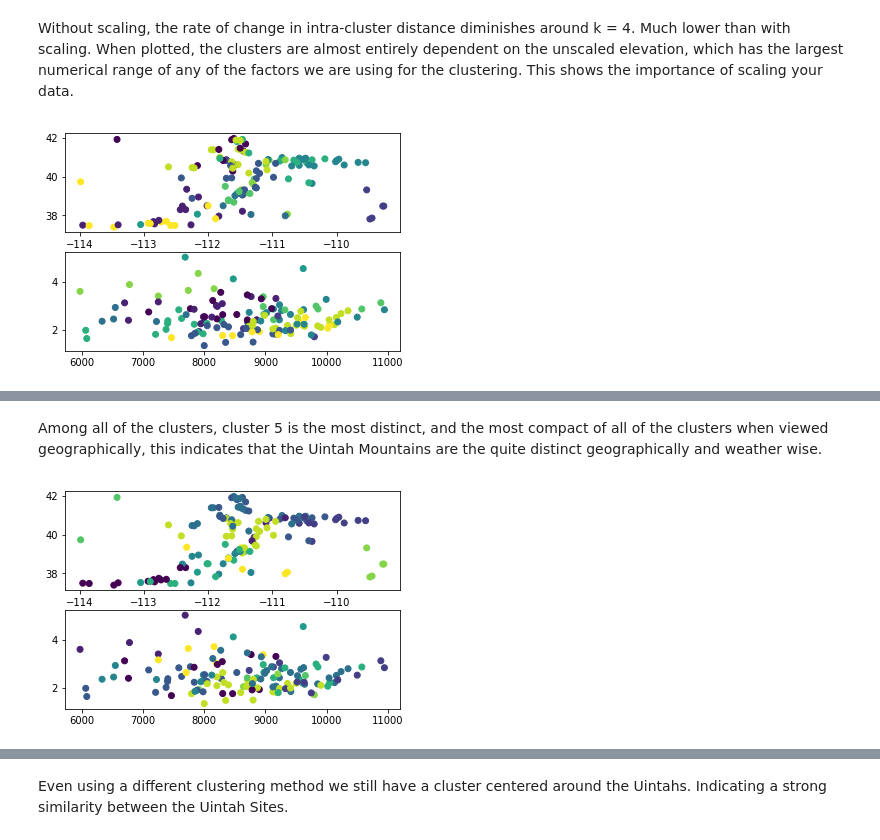
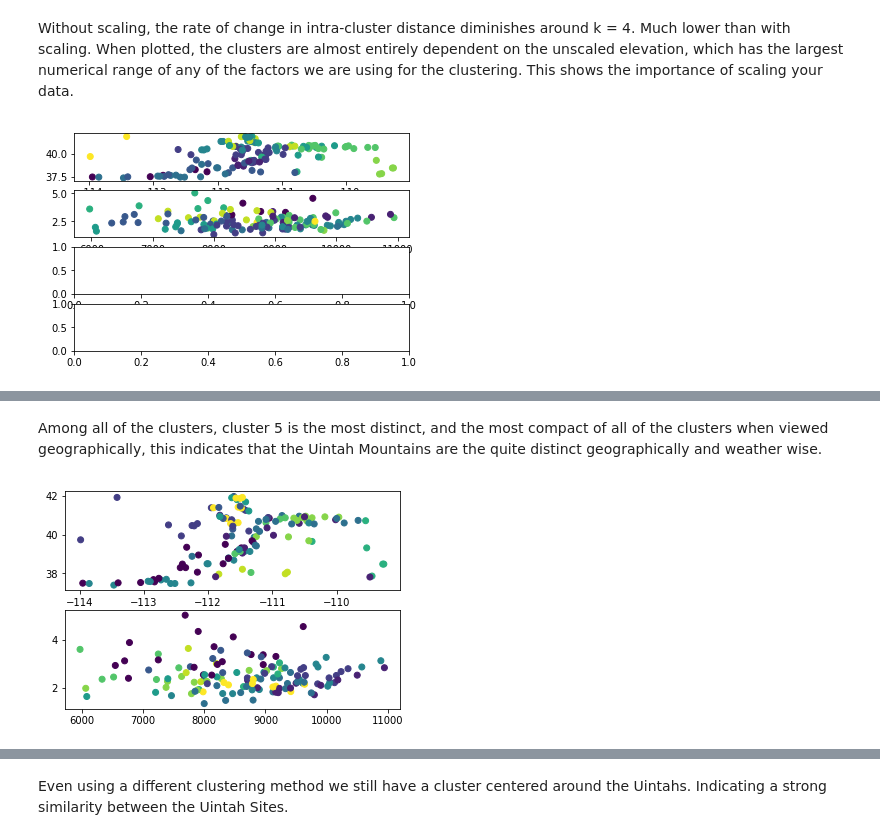
Before and after one commit to TravDraper/DS-Project, a Jupyter notebook: Snotel data project.ipynb, the cells around one changed output, grey strips where cells are left out. Saved outputs shown, nothing was run; the diff lists cells and outputs as text; code cells hidden in the pictures.

```diff
--- a/Snotel data project.ipynb
+++ b/Snotel data project.ipynb
@@ -706,21 +622,21 @@ Without scaling, the rate of change in intra-cluster distance diminishes around
 # %%
 #Here's the K-means cluster analysis with k=12 for the scaled data. Produces two plots.
 
 from matplotlib.colors import ListedColormap
 X = scale(k_data.as_matrix())
 y_pred = KMeans(n_clusters=12,n_init=100).fit_predict(X)
 
-f, cluster_results = plt.subplots(2, sharex=False, sharey=False)
+f, cluster_results = plt.subplots(4, sharex=False, sharey=False)
 
 #plot latitude against longitude
 cluster_results[0].scatter(k_data["Longitude"], k_data["Latitude"], c=y_pred,  marker="o")
 
 #plot elevation against precipitation
 cluster_results[1].scatter(k_data["Elevation"], k_data["Avg Precip"], c=y_pred,  marker="o")
 
 plt.show()
 # %% [output]
-[figure, old version]
+[figure, new version]
 # %%
 sites['Elevation']
 siteText = dict(zip(keys, sites['Elevation']))
@@ -785,7 +701,7 @@ k_data = sites[["Elevation","Avg Precip","Longitude","Latitude"]]
 #X = k_data.as_matrix()
 X = scale(k_data.as_matrix())
 
-agg_cluster_model = AgglomerativeClustering(linkage="complete", affinity='euclidean', n_clusters=12)
+agg_cluster_model = AgglomerativeClustering(linkage="average", affinity='correlation', n_clusters=12)
 y_pred_Agg = agg_cluster_model.fit_predict(X)
 
 f, cluster_results = plt.subplots(2, sharex=False, sharey=False)
@@ -798,7 +714,7 @@ cluster_results[1].scatter(k_data["Elevation"], k_data["Avg Precip"], c=y_pred_A
 
 plt.show()
 # %% [output]
-[figure, old version]
+[figure, new version]
 # %%
 sites['Elevation']
 siteText_Agg = dict(zip(keys, sites['Elevation']))
```
Also changed, not shown: parts of 44 cells of this notebook.
